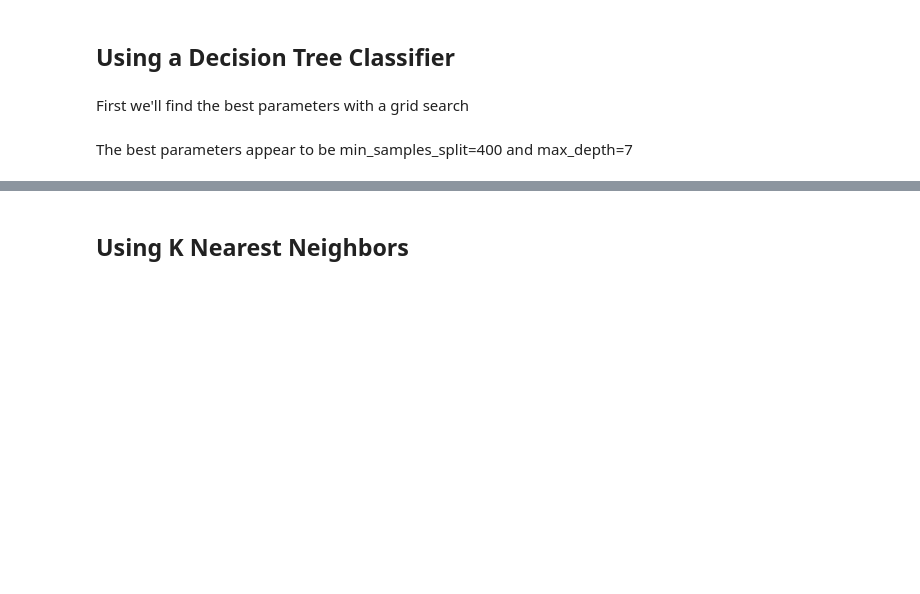
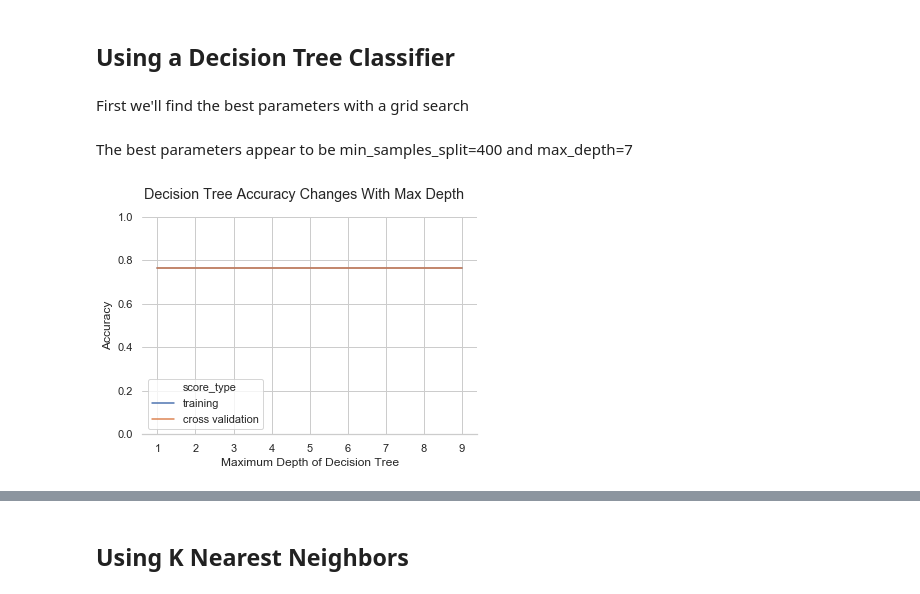
Before and after one commit to JonMcEntee/gatech, a Jupyter notebook: Machine Learning - Assignment 1.ipynb, the cells around one changed output, grey strips where cells are left out. Saved outputs shown, nothing was run; the diff lists cells and outputs as text; code cells hidden in the pictures; blank space fills up the shorter version.

```diff
--- a/Machine Learning - Assignment 1.ipynb
+++ b/Machine Learning - Assignment 1.ipynb
@@ -147,12 +150,14 @@ The best parameters appear to be min_samples_split=400 and max_depth=7
 # %%
 decision_tree = DecisionTreeClassifier(min_samples_split=420)
 accuracy_vs_depth = feature_growth_data(clf=decision_tree, X=X_train, y=y_train,
                                         variable='max_depth', parameter_range=range(1, 10))
 
-plot_scores(title="Decision Trege Accuracy Changes With Max Depth",
+plot_scores(title="Decision Tree Accuracy Changes With Max Depth",
             xlabel="Maximum Depth of Decision Tree",
             ylabel="Accuracy",
             score_data=accuracy_vs_depth)
+# %% [output]
+[figure, added]
 # %%
 clf = DecisionTreeClassifier(max_depth=7, min_samples_split=400)
 learning_curve_data = learning_curve_dataframe(X_train, X_test, y_train, y_test, clf=clf)
```
Also changed, not shown: parts of 26 cells of this notebook.
